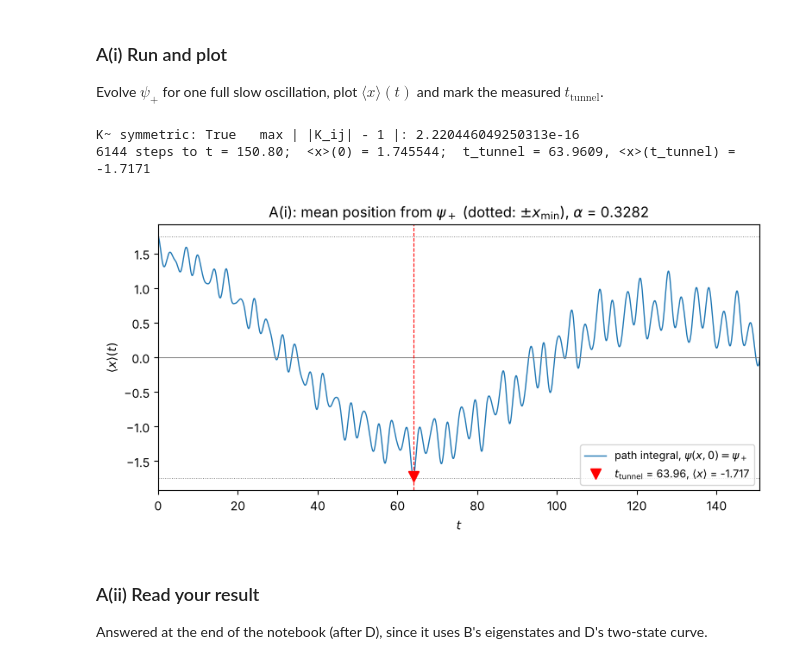
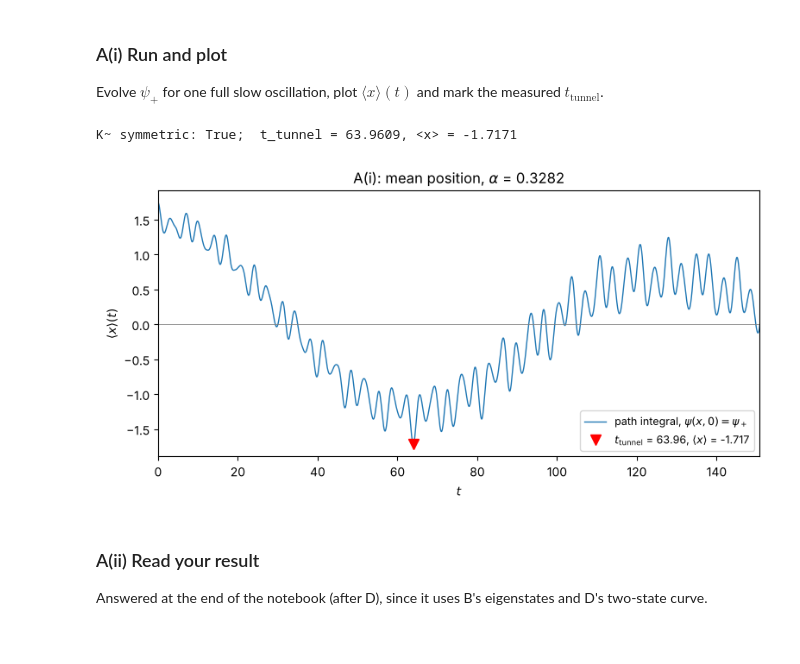
Before and after one commit to nguyentamphuc08/PHYS-242-HW-2, a Jupyter notebook: Assignment 2 Homework.ipynb, the cells around one changed output. Cells and saved outputs as stored; diff of their text form; code cells hidden in the pictures.

```diff
--- a/Assignment 2 Homework.ipynb
+++ b/Assignment 2 Homework.ipynb
@@ -120,62 +116,46 @@ Evolve $\psi_+$ for one full slow oscillation, plot $\langle x\rangle(t)$ and ma
 # %%
 @njit
 def build_kernel(x, dt, alpha):
     """K~_ij = exp{ i[ (x_i - x_j)^2 / (2 dt) - V((x_i + x_j)/2) dt ] }; row i = arrival, column j = start."""
-    n = x.size
-    K = np.empty((n, n), dtype=np.complex128)
-    for i in range(n):
-        for j in range(n):
-            kinetic = 0.5 * (x[i] - x[j])**2 / dt              # free-particle phase
-            potential = V(0.5 * (x[i] + x[j]), alpha) * dt      # midpoint potential phase
-            K[i, j] = np.exp(1j * (kinetic - potential))
+    K = np.empty((x.size, x.size), dtype=np.complex128)
+    for i in range(x.size):
+        for j in range(x.size):
+            K[i, j] = np.exp(1j * (0.5 * (x[i] - x[j])**2 / dt - V(0.5 * (x[i] + x[j]), alpha) * dt))
     return K
 
 
 @njit
 def evolve(psi0, K, dx, nt):
     """nt steps of psi <- dx K psi, renormalized every step. Returns prob[n, i] = |psi(x_i, n dt)|^2."""
-    psi = psi0.astype(np.complex128)
-    psi = psi / np.sqrt(dx * np.sum(np.abs(psi)**2))
+    psi = psi0.astype(np.complex128) / np.sqrt(dx * np.sum(np.abs(psi0)**2))
     prob = np.empty((nt + 1, psi.size))
     prob[0] = np.abs(psi)**2
     for n in range(nt):
         psi = dx * (K @ psi)                                    # one step: matrix-vector product
         psi = psi / np.sqrt(dx * np.sum(np.abs(psi)**2))        # renormalize (prefactor dropped)
         prob[n + 1] = np.abs(psi)**2
     return prob
 
 
 K_tilde = build_kernel(x, DELTAT, ALPHA)                        # built once (first call also compiles)
-print("K~ symmetric:", np.allclose(K_tilde, K_tilde.T), "  max | |K_ij| - 1 |:", np.max(np.abs(np.abs(K_tilde) - 1)))
-
 T_RUN = 48 * np.pi                                              # >= 16 pi and >= 2 pi/dE (checked in B)
-NT = int(np.ceil(T_RUN / DELTAT))
-t = np.arange(NT + 1) * DELTAT
-prob_A = evolve(psi_plus, K_tilde, DELTAX, NT)
-x_mean_A = DELTAX * (prob_A @ x)                                # <x>(t) = dx sum_i x_i |psi_i|^2
-
+t = np.arange(int(np.ceil(T_RUN / DELTAT)) + 1) * DELTAT
+x_mean_A = DELTAX * (evolve(psi_plus, K_tilde, DELTAX, t.size - 1) @ x)  # <x>(t) = dx sum_i x_i |psi_i|^2
 n_tunnel = np.argmin(x_mean_A)                                  # deepest point = first major minimum
 t_tunnel = t[n_tunnel]
 x_mean_pi = x_mean_A[N_EXPORT]                                  # for results.json
-print(f"{NT} steps to t = {t[-1]:.2f};  <x>(0) = {x_mean_A[0]:.6f};  "
-      f"t_tunnel = {t_tunnel:.4f}, <x>(t_tunnel) = {x_mean_A[n_tunnel]:.4f}")
+print(f"K~ symmetric: {np.allclose(K_tilde, K_tilde.T)};  t_tunnel = {t_tunnel:.4f}, <x> = {x_mean_A[n_tunnel]:.4f}")
 
 fig, ax = plt.subplots(figsize=(9, 4))
-ax.plot(t, x_mean_A, lw=1, label=r"path integral, $\psi(x,0)=\psi_+$")
-ax.axhline(0, color="gray", lw=0.7)
-for s in (+1, -1):
-    ax.axhline(s * XMIN, color="gray", lw=0.7, ls=":")
-ax.axvline(t_tunnel, color="red", lw=0.8, ls="--")
-ax.plot(t_tunnel, x_mean_A[n_tunnel], "v", color="red", ms=9,
+plot_mean(ax, t, [(x_mean_A, r"path integral, $\psi(x,0)=\psi_+$", dict(lw=1))],
+          rf"A(i): mean position, $\alpha$ = {ALPHA}")
+ax.plot(t_tunnel, x_mean_A[n_tunnel], "rv", ms=9,
         label=rf"$t_\mathrm{{tunnel}}$ = {t_tunnel:.2f}, $\langle x\rangle$ = {x_mean_A[n_tunnel]:.3f}")
-ax.set(xlabel=r"$t$", ylabel=r"$\langle x\rangle(t)$", xlim=(0, t[-1]),
-       title=rf"A(i): mean position from $\psi_+$ (dotted: $\pm x_\mathrm{{min}}$), $\alpha$ = {ALPHA}")
 ax.legend(loc="lower right", fontsize=9)
 plt.show()
 # %% [output]
-K~ symmetric: True   max | |K_ij| - 1 |: 2.220446049250313e-16
-6144 steps to t = 150.80;  <x>(0) = 1.745544;  t_tunnel = 63.9609, <x>(t_tunnel) = -1.7171
+K~ symmetric: True;  t_tunnel = 63.9609, <x> = -1.7171
-[figure, old version]
+[figure, new version]
 # %% [markdown]
 ### A(ii) Read your result
 Answered at the end of the notebook (after D), since it uses B's eigenstates and D's two-state curve.
```
Also changed, not shown: parts of 11 cells of this notebook, 1 other file.
